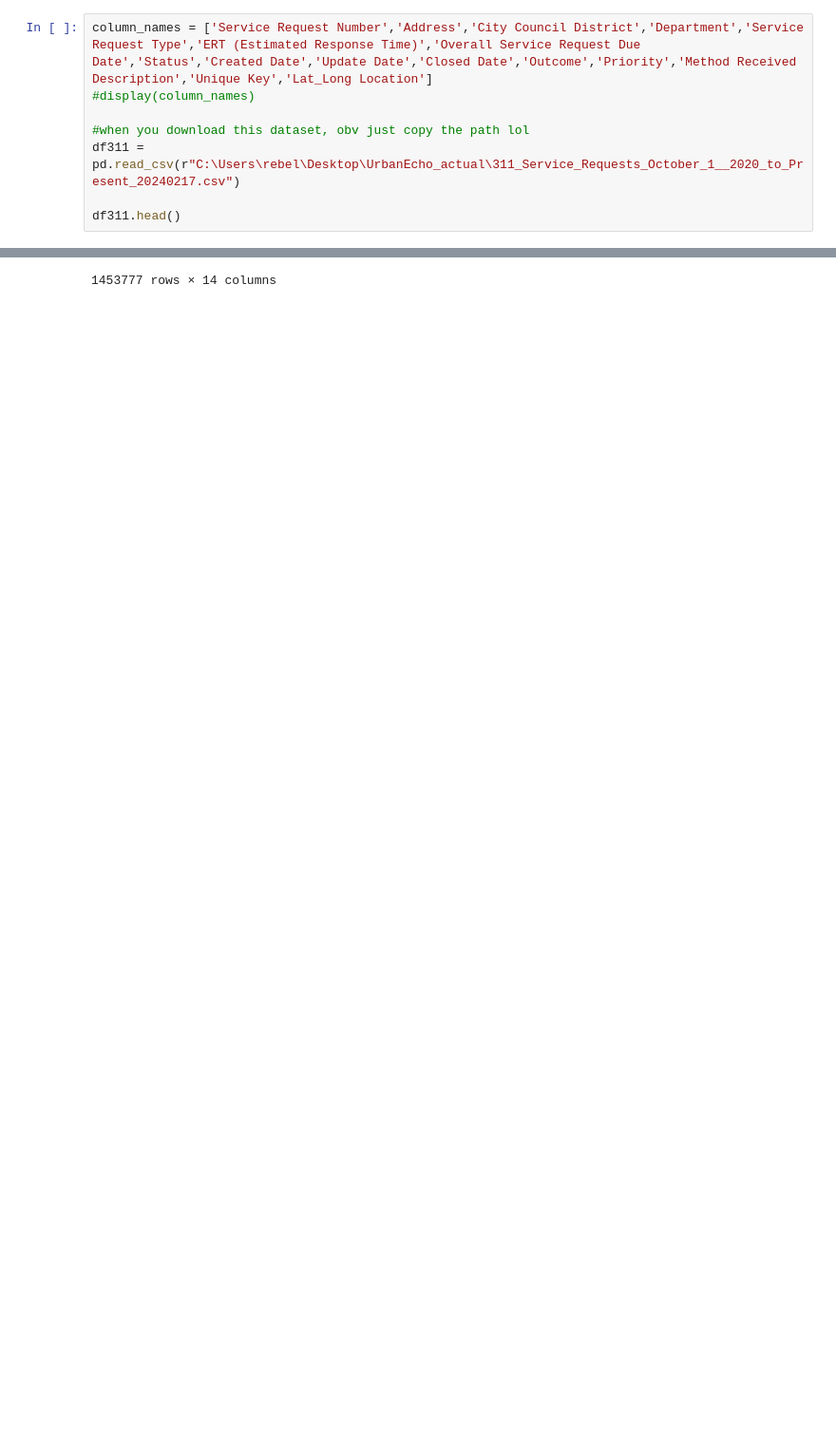
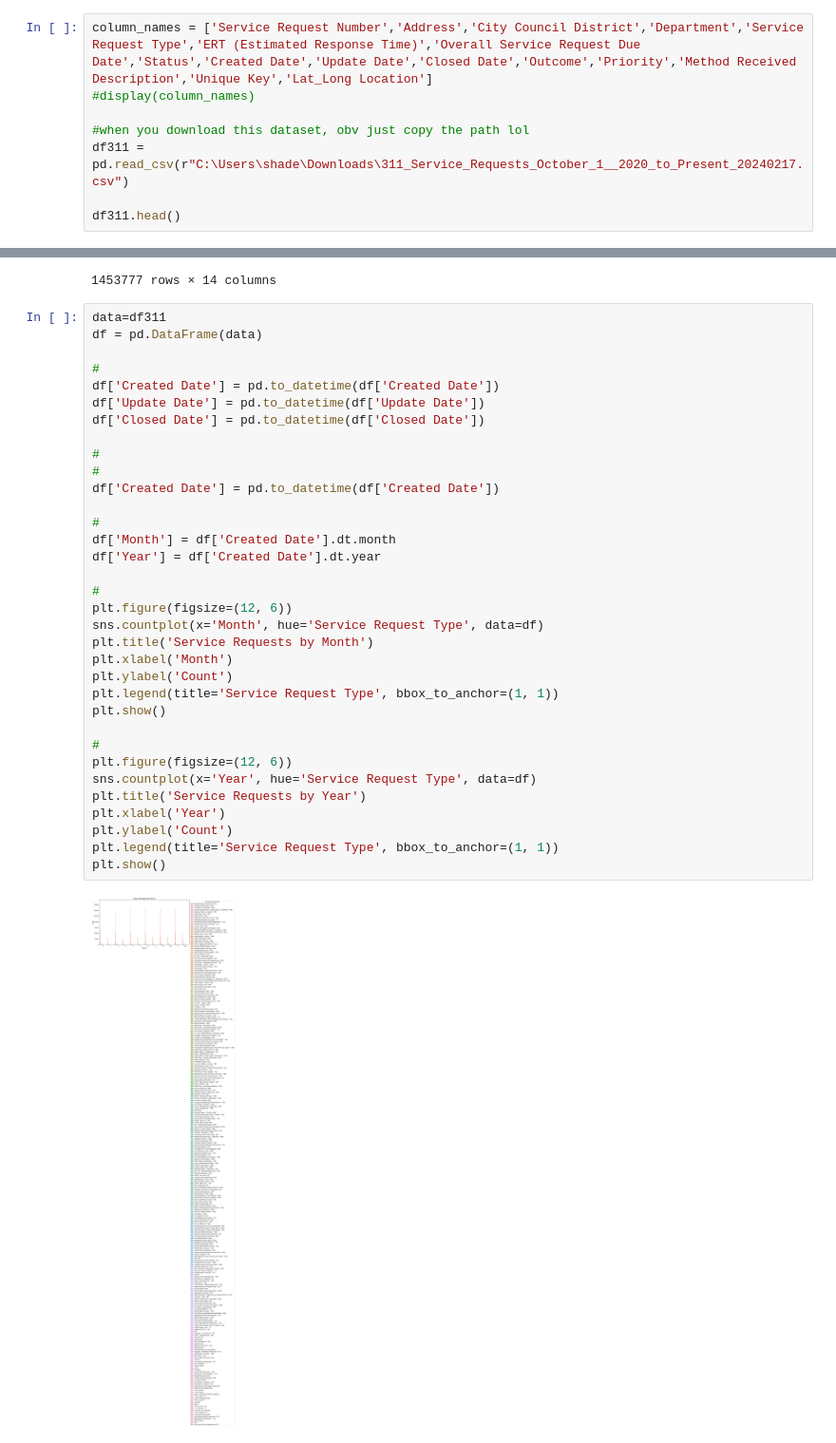
Before and after one commit to PranavShidlaghatta/Urban_Echo, a Jupyter notebook: cleaning.ipynb, the cells around one changed output, grey strips where cells are left out. Shown at 95% size. Drawn from its saved outputs; the diff is of its cells as text; blank space fills up the shorter version.

```diff
--- a/cleaning.ipynb
+++ b/cleaning.ipynb
@@ -10,7 +12,7 @@ column_names = ['Service Request Number','Address','City Council District','Depa
 #display(column_names)
 
 #when you download this dataset, obv just copy the path lol
-df311 = pd.read_csv(r"C:\Users\rebel\Desktop\UrbanEcho_actual\311_Service_Requests_October_1__2020_to_Present_20240217.csv")
+df311 = pd.read_csv(r"C:\Users\shade\Downloads\311_Service_Requests_October_1__2020_to_Present_20240217.csv")
 
 df311.head()
 # %% [output]
@@ -136,3 +138,39 @@ df311
 | 1453775 | 8511 GLENCREST LN, DALLAS, TX, 75209 | 13 | Public Works | Tree Down/Low Limbs - PBW | 1 Calendar Days | ... |
 | 1453776 | 3497 WEBB GARDEN DR, DALLAS, TX, ... | 13 | Sanitation | Sanitation Missed Garbage - SAN | 2 Business Days | ... |
 1453777 rows × 14 columns
+# %%
+data=df311
+df = pd.DataFrame(data)
+
+#
+df['Created Date'] = pd.to_datetime(df['Created Date'])
+df['Update Date'] = pd.to_datetime(df['Update Date'])
+df['Closed Date'] = pd.to_datetime(df['Closed Date'])
+
+#
+#
+df['Created Date'] = pd.to_datetime(df['Created Date'])
+
+#
+df['Month'] = df['Created Date'].dt.month
+df['Year'] = df['Created Date'].dt.year
+
+#
+plt.figure(figsize=(12, 6))
+sns.countplot(x='Month', hue='Service Request Type', data=df)
+plt.title('Service Requests by Month')
+plt.xlabel('Month')
+plt.ylabel('Count')
+plt.legend(title='Service Request Type', bbox_to_anchor=(1, 1))
+plt.show()
+
+#
+plt.figure(figsize=(12, 6))
+sns.countplot(x='Year', hue='Service Request Type', data=df)
+plt.title('Service Requests by Year')
+plt.xlabel('Year')
+plt.ylabel('Count')
+plt.legend(title='Service Request Type', bbox_to_anchor=(1, 1))
+plt.show()
+# %% [output]
+[figure, added]
```
Also changed, not shown: parts of 2 cells of this notebook.
